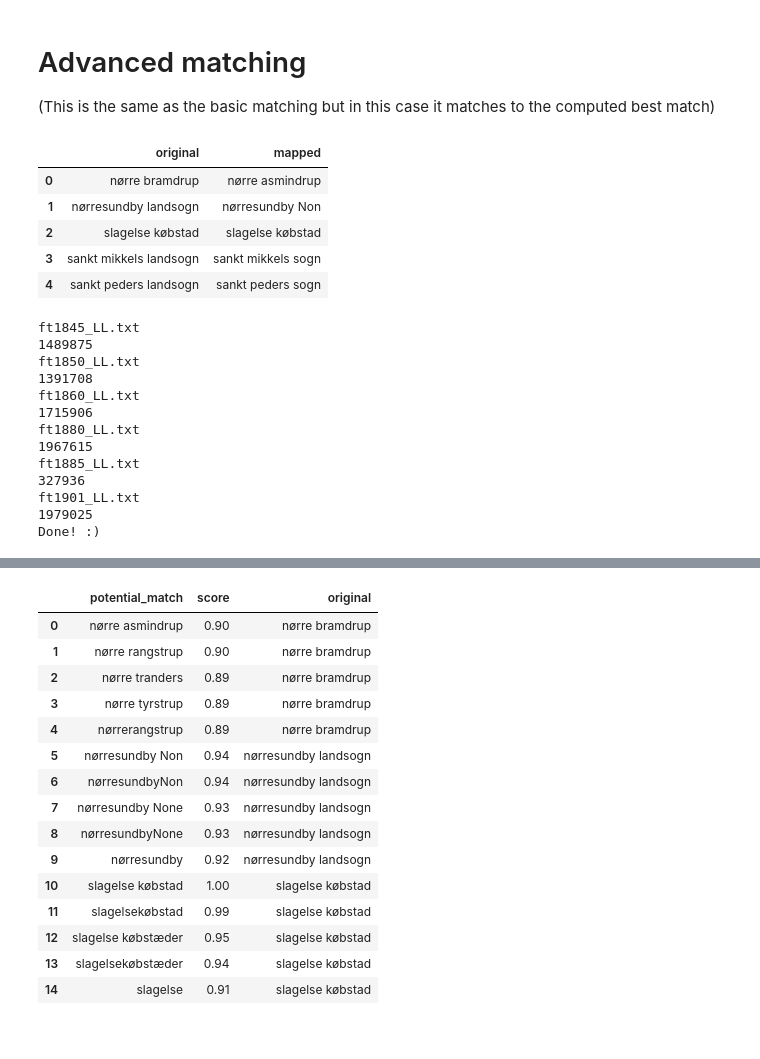
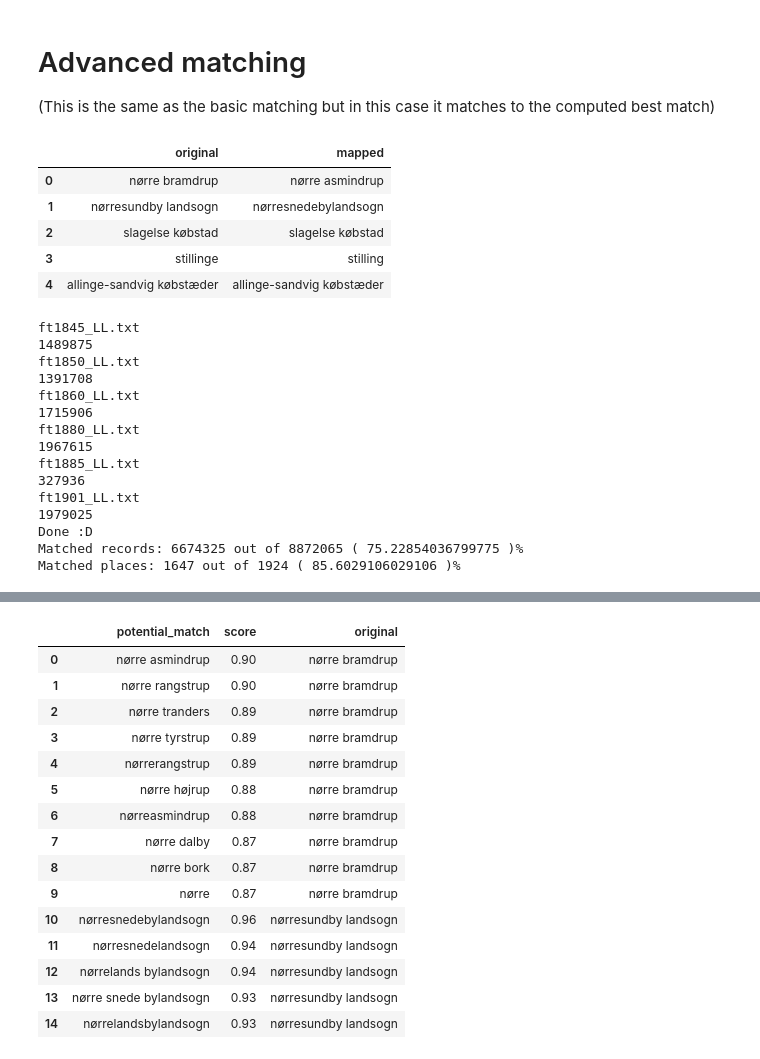
Before and after one commit to link-lives/city-standardization, a Jupyter notebook: city_unification.ipynb, the cells around one changed output, grey strips where cells are left out. Drawn from its saved outputs; the diff is of its cells as text; code cells hidden in the pictures.

```diff
--- a/city_unification.ipynb
+++ b/city_unification.ipynb
@@ -19,13 +20,13 @@ iconv -f ISO-8859-14 file_in.csv > file_out.tsv
 if I_want_to_run_all_the_preprocessing:
 
     #Copying into a new directory
-    ! cp -R ../city_dump/data/LL/ ../city_dump/data/utf8/
+    ! cp -R ../../city_dump/data/LL/ ../../city_dump/data/utf8/
 
     #Getting all files
-    d_path = '../city_dump/data/utf8/'
+    d_path = '../../city_dump/data/utf8/'
     l = next(os.walk(d_path))[2]
 
-    #Converting the files to utf8
+    #Converting the files to utf8 (not sure this will work in computers different than mac...)
     for file in l:
         f_path = d_path+file
         tmp_path = d_path+'tmp.csv'
@@ -158,7 +172,7 @@ if I_want_to_run_all_the_preprocessing:
      'ft1901_LL_vejle.txt',
      'ft1901_LL_viborg.txt']
 
-    _path = '../city_dump/data/utf8/'
+    _path = '../../city_dump/data/utf8/'
 
     df_list = []
     for f in l:
@@ -184,13 +198,14 @@ working_data = ['ft1845_LL.txt',
 # Basic matching
 (only performs the match if the names are identical)
 # %%
-_path = '../city_dump/data/utf8/'
+_path = '../../city_dump/data/utf8/'
 
 #This is where I save the counts and then group it together
 out_list = []
 
 #where I save the missmatches and file year
 missmatches = []
+total_records = 0
 
 for f in working_data:
 
@@ -199,9 +214,10 @@ for f in working_data:
     df = get_df(_path+f)
 
     #Dropping empty rows due to the "mal-conversion" to utf8... The empty rows do contain data originally
-    #TODO: Fix the conversion thing
+    #TODO: Fix the conversion thing (ask Barbara to provide me the UTF-8...)
     df = df[~df.Herred.isna()]
     print(len(df))
+    total_records = total_records + len(df)
 
     #Preforming the name cleaning for Sogne, Herred, and Amt
     for working_column in ['Sogne','Herred','Amt']:
@@ -224,6 +240,7 @@ for f in working_data:
     #Keeping the counts on RAM
     out_list.append(out)
 
+
 #Concatenating all the files (the counts and missmatches)
 out_list = pd.concat(out_list, sort=False)
 missmatches = pd.concat(missmatches, sort=False)
@@ -231,8 +248,13 @@ missmatches = pd.concat(missmatches, sort=False)
 #Saving the unique file in the HD
 out_list = out_list.merge(dd_org, on ='enhedid').pivot('enhedid', 'year', 'counts').fillna(0).astype(int)
 out_list.to_csv(_path+'../out/counts.txt', sep='$')
-out_list.to_csv(_path+'../out/counts.tsv', sep='\t')
-print('Done! :)')
+out_list.to_csv(_path+'../out/places_FT_uniquevalues_01.tsv', sep='\t')
+
+print('Done :D')
+
+nr_matched_records = out_list.sum().sum() #Two times sum, first one for year, and second one among years
+print('Matched records:',nr_matched_records, 'out of', total_records, '(', nr_matched_records/total_records*100,')%')
+print('Matched places:', len(out_list), 'out of', nr_sogn, '(', len(out_list)/nr_sogn*100,')%')
 # %% [output]
 ft1845_LL.txt
 1489875
@@ -319,17 +355,21 @@ distance_jaro.idxmax().to_csv(_path+'../out/mapping.tsv', sep='\t')
 # Advanced matching
 (This is the same as the basic matching but in this case it matches to the computed best match)
 # %%
-dfmap = pd.read_csv(_path+'../out/mapping.tsv', sep = '\t', dtype=str, names=['original','mapped'])
+#Select threshold to perform the matching, each mapping contains only the best jaro
+THRESHOLD = 0.9
+
+dfmap = pd.read_csv(_path+'../out/mapping.tsv', sep = '\t', dtype=str, names=['original','mapped', 'score'], skiprows=1)
+dfmap = dfmap[dfmap.score.astype(float) >= THRESHOLD][['original','mapped']]
 dfmap.head()
 # %% [output]
 |  | original | mapped |
 | 0 | nørre bramdrup | nørre asmindrup |
-| 1 | nørresundby landsogn | nørresundby Non |
+| 1 | nørresundby landsogn | nørresnedebylandsogn |
 | 2 | slagelse købstad | slagelse købstad |
-| 3 | sankt mikkels landsogn | sankt mikkels sogn |
-| 4 | sankt peders landsogn | sankt peders sogn |
+| 3 | stillinge | stilling |
+| 4 | allinge-sandvig købstæder | allinge-sandvig købstæder |
 # %%
-_path = '../city_dump/data/utf8/'
+_path = '../../city_dump/data/utf8/'
 
 #This is where I save the counts and then group it together
 out_list = []
@@ -375,8 +415,14 @@ out_list = pd.concat(out_list, sort=False)
 #Saving the unique file in the HD
 out_list = out_list.merge(dd_org, on ='enhedid').pivot('simplename', 'year', 'counts').fillna(0).astype(int)
 out_list.to_csv(_path+'../out/counts_first_jaro.txt', sep='$')
-out_list.to_csv(_path+'../out/counts_first_jaro.tsv', sep='\t')
-print('Done! :)')
+out_list.to_csv(_path+'../out/places_FT_jaro0.9_01.tsv', sep='\t')
+
+
+print('Done :D')
+
+nr_matched_records = out_list.sum().sum() #Two times sum, first one for year, and second one among years
+print('Matched records:',nr_matched_records, 'out of', total_records, '(', nr_matched_records/total_records*100,')%')
+print('Matched places:', len(out_list), 'out of', nr_sogn, '(', len(out_list)/nr_sogn*100,')%')
 # %% [output]
 ft1845_LL.txt
 1489875
@@ -390,16 +436,18 @@ ft1885_LL.txt
 327936
 ft1901_LL.txt
 1979025
-Done! :)
+Done :D
+Matched records: 6674325 out of 8872065 ( 75.22854036799775 )%
+Matched places: 1647 out of 1924 ( 85.6029106029106 )%
 # %%
-# Creating a list so they can evaluate the matching correctness
+# Finding the best possible matches
 
 concatenate = []
 i=0
 for col in distance_jaro.columns:
     i = i+1
     if i % 100 == 0: print(i, 'out of', len(distance_jaro.columns))
-    aux = distance_jaro.nlargest(5, col)[[col]]
+    aux = distance_jaro.nlargest(10, col)[[col]]
     aux.columns = ['score']
     aux['original'] = col
     concatenate.append(aux)
@@ -407,6 +455,6 @@ for col in distance_jaro.columns:
 concatenate = pd.concat(concatenate, sort=False)
 concatenate = concatenate.reset_index()
 concatenate.columns = ['potential_match','score','original']
-concatenate[['original','potential_match','score']][~concatenate.original.isin(concatenate[concatenate.score == 1].original.unique())].to_csv(_path+'../out/possible_matches.tsv', index=False, sep='\t')
+concatenate[['original','potential_match','score']][~concatenate.original.isin(concatenate[concatenate.score >= 0.9].original.unique())].to_csv(_path+'../out/places_possible_matches_jaro_01.tsv', index=False, sep='\t')
 concatenate.head(15)
 # %% [output]
@@ -425,16 +473,16 @@ concatenate.head(15)
 |  | potential_match | score | original |
 | 0 | nørre asmindrup | 0.90 | nørre bramdrup |
 | 1 | nørre rangstrup | 0.90 | nørre bramdrup |
 | 2 | nørre tranders | 0.89 | nørre bramdrup |
 | 3 | nørre tyrstrup | 0.89 | nørre bramdrup |
 | 4 | nørrerangstrup | 0.89 | nørre bramdrup |
-| 5 | nørresundby Non | 0.94 | nørresundby landsogn |
-| 6 | nørresundbyNon | 0.94 | nørresundby landsogn |
-| 7 | nørresundby None | 0.93 | nørresundby landsogn |
-| 8 | nørresundbyNone | 0.93 | nørresundby landsogn |
-| 9 | nørresundby | 0.92 | nørresundby landsogn |
-| 10 | slagelse købstad | 1.00 | slagelse købstad |
-| 11 | slagelsekøbstad | 0.99 | slagelse købstad |
-| 12 | slagelse købstæder | 0.95 | slagelse købstad |
-| 13 | slagelsekøbstæder | 0.94 | slagelse købstad |
-| 14 | slagelse | 0.91 | slagelse købstad |
+| 5 | nørre højrup | 0.88 | nørre bramdrup |
+| 6 | nørreasmindrup | 0.88 | nørre bramdrup |
+| 7 | nørre dalby | 0.87 | nørre bramdrup |
+| 8 | nørre bork | 0.87 | nørre bramdrup |
+| 9 | nørre | 0.87 | nørre bramdrup |
+| 10 | nørresnedebylandsogn | 0.96 | nørresundby landsogn |
+| 11 | nørresnedelandsogn | 0.94 | nørresundby landsogn |
+| 12 | nørrelands bylandsogn | 0.94 | nørresundby landsogn |
+| 13 | nørre snede bylandsogn | 0.93 | nørresundby landsogn |
+| 14 | nørrelandsbylandsogn | 0.93 | nørresundby landsogn |
```
Also changed, not shown: parts of 15 cells of this notebook.
